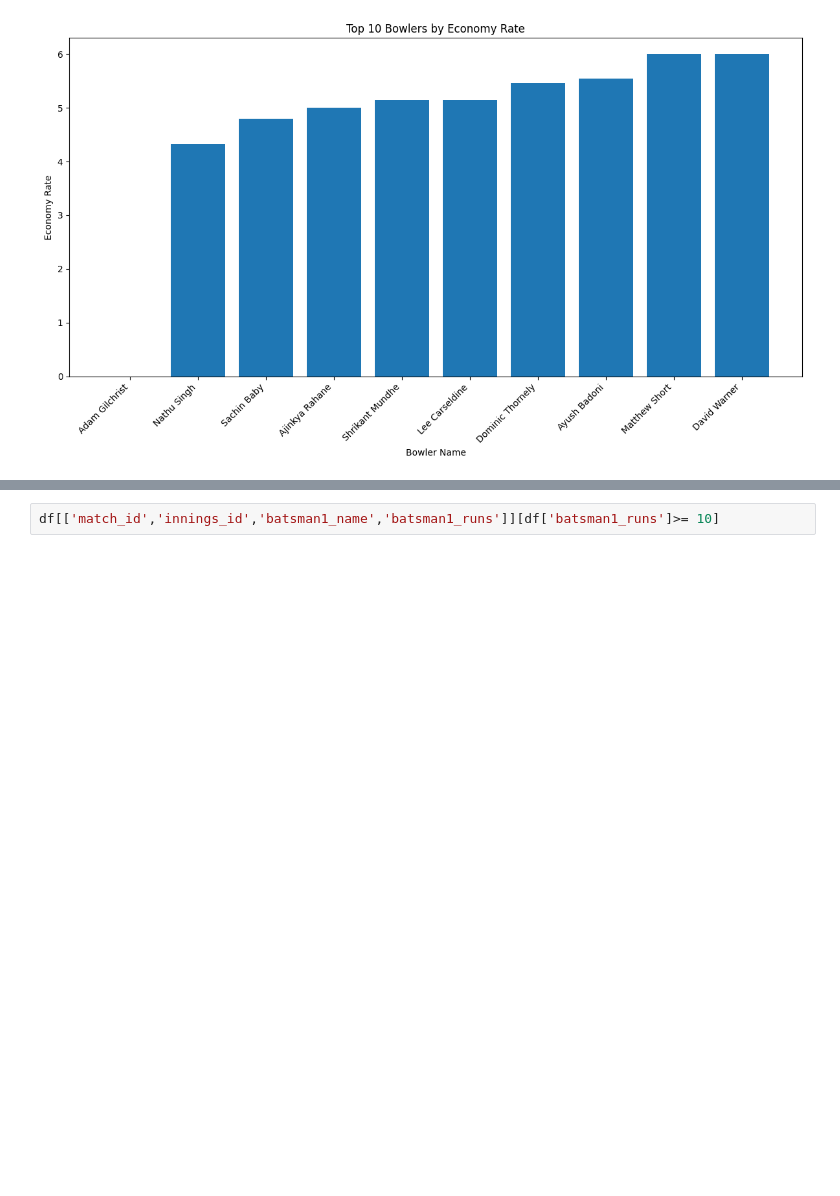
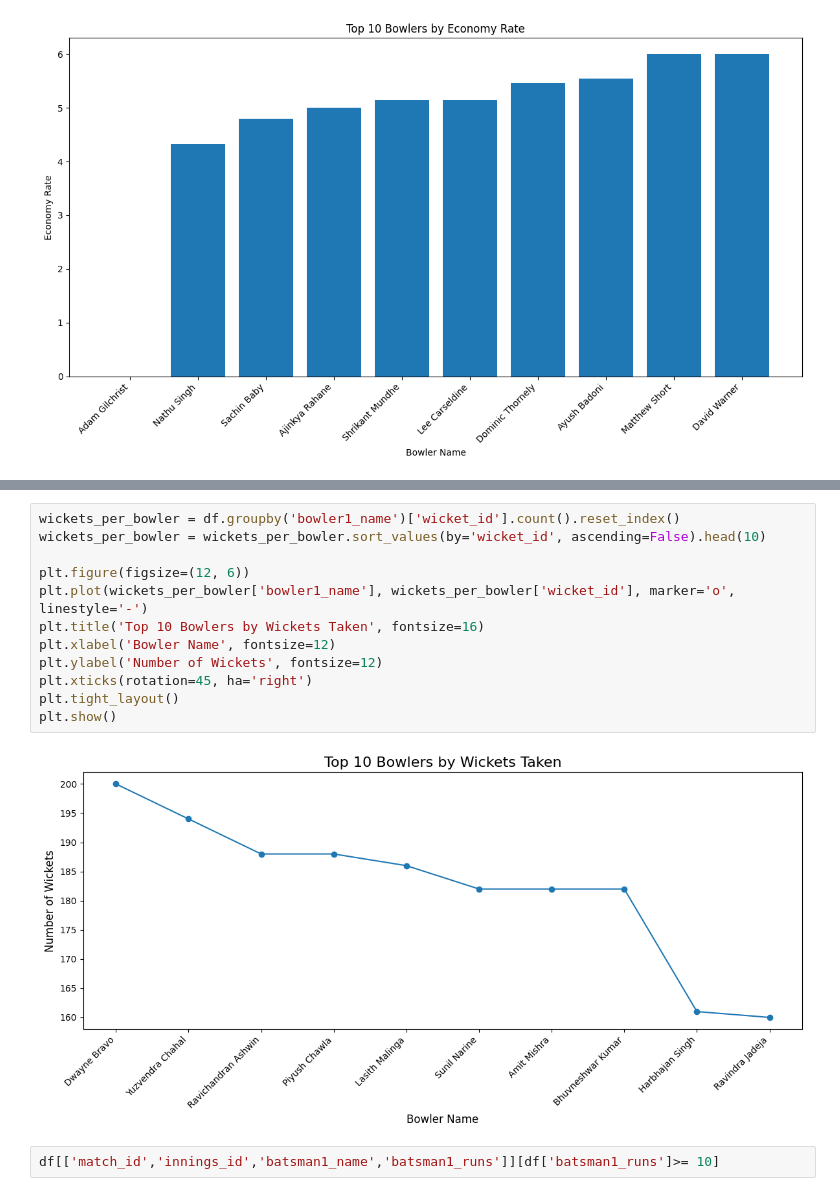
Before and after one commit to amalsalilan/IPL_Infographics_Data_Analytics_-_Data_Visualization_Infosys_Internship_Oct2024, a Jupyter notebook: final_notebook.ipynb, the cells around one changed output, grey strips where cells are left out. Saved outputs shown, nothing was run; the diff lists cells and outputs as text; blank space fills up the shorter version.

```diff
--- a/final_notebook.ipynb
+++ b/final_notebook.ipynb
@@ -559,3 +600,17 @@ plt.show()
+# %%
+wickets_per_bowler = df.groupby('bowler1_name')['wicket_id'].count().reset_index()
+wickets_per_bowler = wickets_per_bowler.sort_values(by='wicket_id', ascending=False).head(10)
+
+plt.figure(figsize=(12, 6))
+plt.plot(wickets_per_bowler['bowler1_name'], wickets_per_bowler['wicket_id'], marker='o', linestyle='-')
+plt.title('Top 10 Bowlers by Wickets Taken', fontsize=16)
+plt.xlabel('Bowler Name', fontsize=12)
+plt.ylabel('Number of Wickets', fontsize=12)
+plt.xticks(rotation=45, ha='right')
+plt.tight_layout()
+plt.show()
+# %% [output]
+[figure, added]
 # %%
 df[['match_id','innings_id','batsman1_name','batsman1_runs']][df['batsman1_runs']>= 10]
 # %% [output]
```
Also changed, not shown: parts of 22 cells of this notebook.
